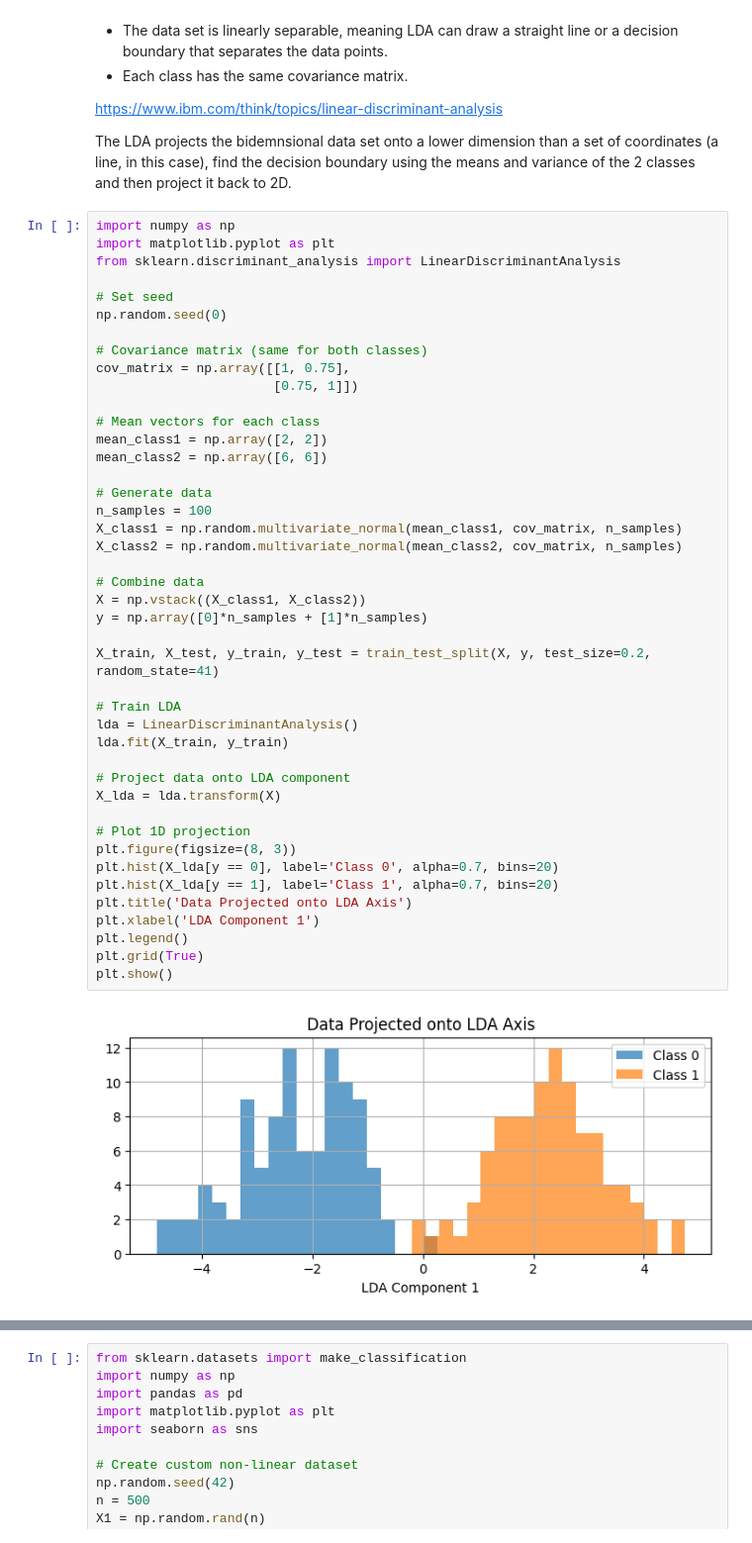
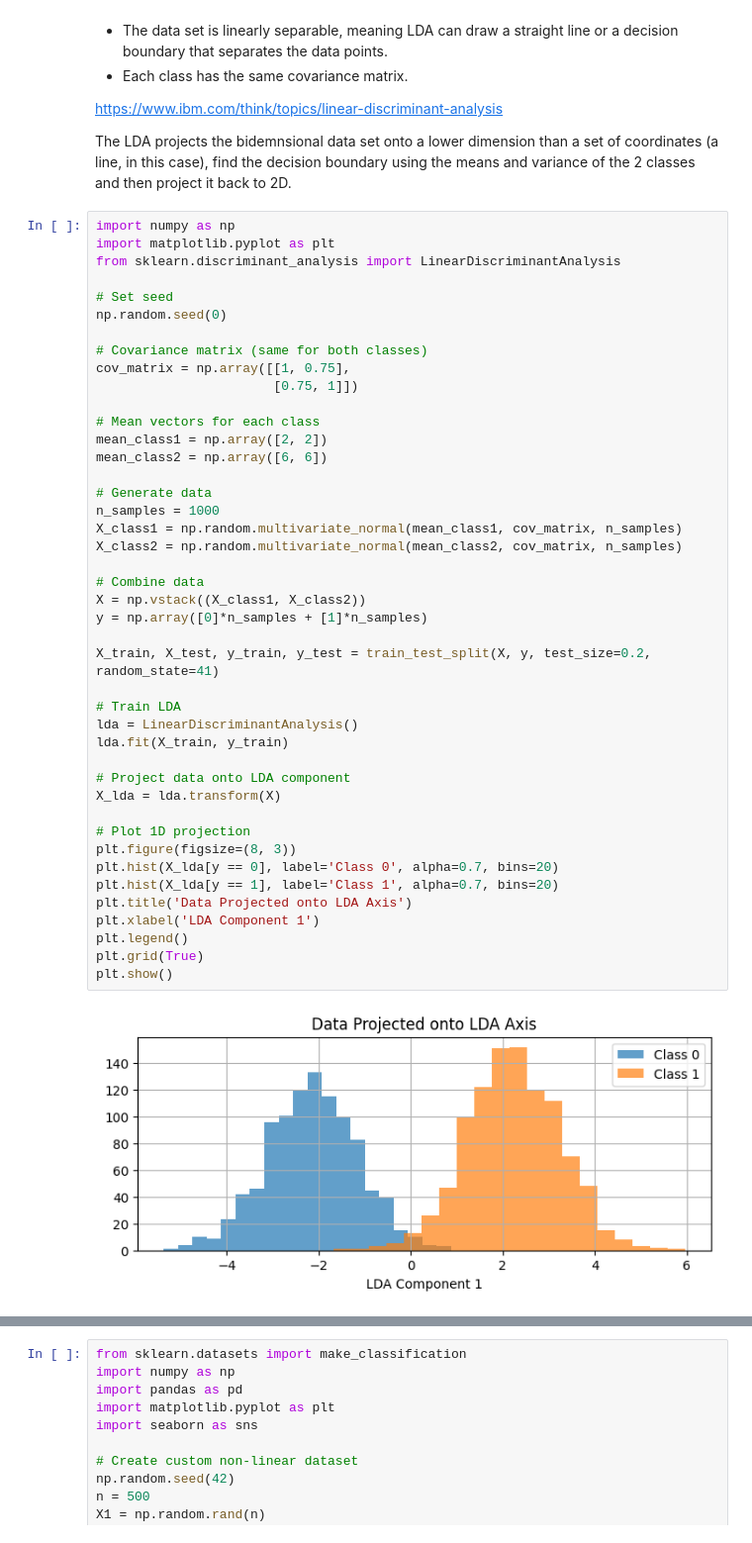
Before and after one commit to cosmintianu/ML-Algorithms-Behavior-Analysis, a Jupyter notebook: MainCosmin.ipynb, the cells around one changed output, grey strips where cells are left out. Shown at 99% size. Saved outputs shown, nothing was run; the diff lists cells and outputs as text.

```diff
--- a/MainCosmin.ipynb
+++ b/MainCosmin.ipynb
@@ -210,35 +140,35 @@ cov_matrix = np.array([[1, 0.75],
 mean_class1 = np.array([2, 2])
 mean_class2 = np.array([6, 6])
 
 # Generate data
-n_samples = 100
+n_samples = 1000
 X_class1 = np.random.multivariate_normal(mean_class1, cov_matrix, n_samples)
 X_class2 = np.random.multivariate_normal(mean_class2, cov_matrix, n_samples)
 
 # Combine data
 X = np.vstack((X_class1, X_class2))
 y = np.array([0]*n_samples + [1]*n_samples)
 
 X_train, X_test, y_train, y_test = train_test_split(X, y, test_size=0.2, random_state=41)
 
 # Train LDA
 lda = LinearDiscriminantAnalysis()
 lda.fit(X_train, y_train)
 
 # Project data onto LDA component
 X_lda = lda.transform(X)
 
 # Plot 1D projection
 plt.figure(figsize=(8, 3))
 plt.hist(X_lda[y == 0], label='Class 0', alpha=0.7, bins=20)
 plt.hist(X_lda[y == 1], label='Class 1', alpha=0.7, bins=20)
 plt.title('Data Projected onto LDA Axis')
 plt.xlabel('LDA Component 1')
 plt.legend()
 plt.grid(True)
 plt.show()
 # %% [output]
-[figure, old version]
+[figure, new version]
 # %%
 from sklearn.metrics import accuracy_score
 
```
Also changed, not shown: parts of 39 cells of this notebook.
